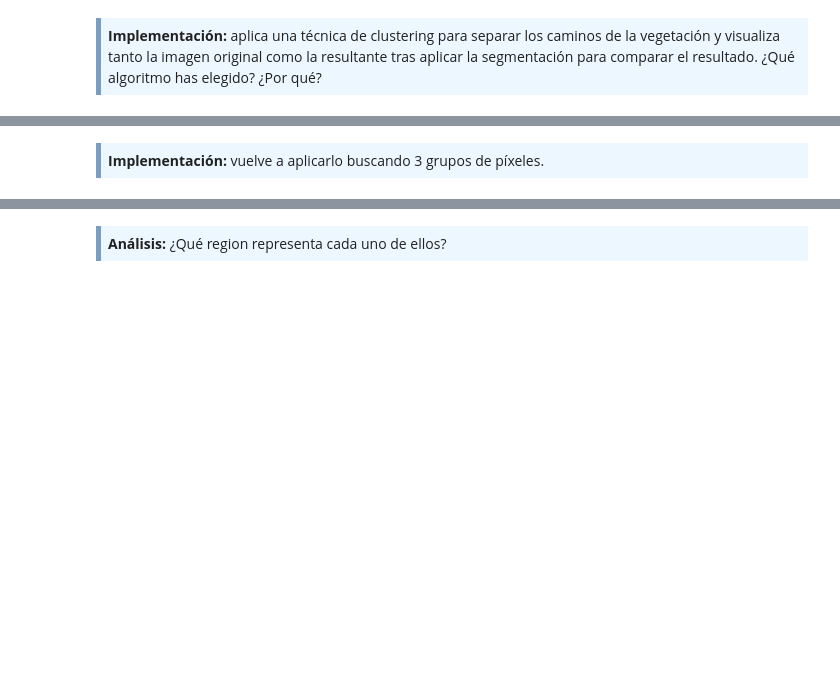
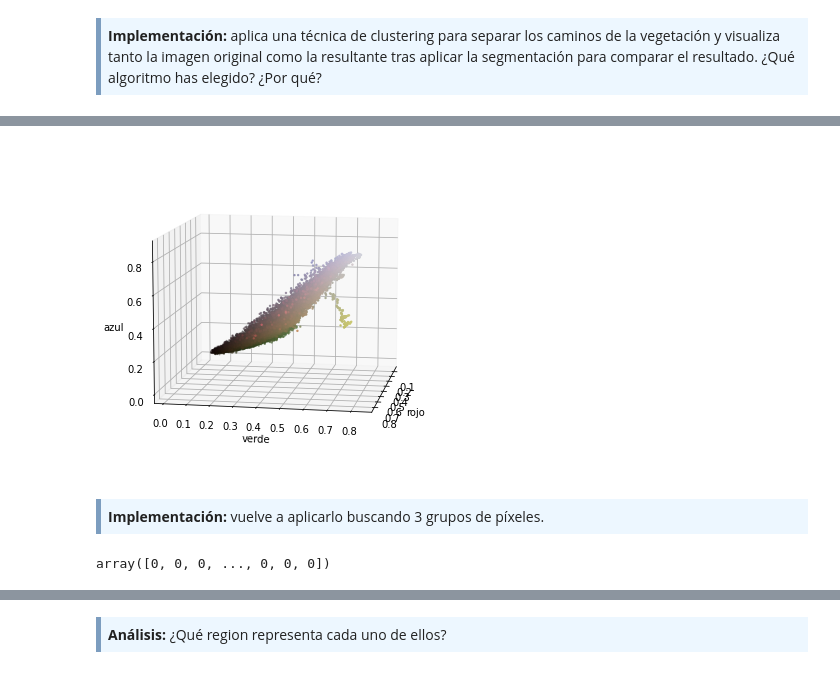
Before and after one commit to franjmelchor/Mod_Av_Min_Datos_PEC2, a Jupyter notebook: code/20202_M2.855_PEC2-Enunciado.ipynb, the cells around one changed output, grey strips where cells are left out. Cells and saved outputs as stored; diff of their text form; code cells hidden in the pictures; blank space fills up the shorter version.

```diff
--- a/code/20202_M2.855_PEC2-Enunciado.ipynb
+++ b/code/20202_M2.855_PEC2-Enunciado.ipynb
@@ -905,4 +918,14 @@ core_samples_mask[dbscan.core_sample_indices_] = True
+# %%
+plot_pixels_3d(X, 10, 10)
+# %% [output]
+[figure, added]
 # %% [markdown]
 <div style="background-color: #EDF7FF; border-color: #7C9DBF; border-left: 5px solid #7C9DBF; padding: 0.5em;">
 <strong>Implementación:</strong> vuelve a aplicarlo buscando 3 grupos de píxeles.
 </div>
+# %%
+
+aglom_cluster = AgglomerativeClustering(n_clusters = 3, affinity='euclidean', linkage='ward')
+aglom_cluster.fit_predict(X)
+# %% [output]
+array([0, 0, 0, ..., 0, 0, 0])
```
Also changed, not shown: parts of 25 cells of this notebook.
